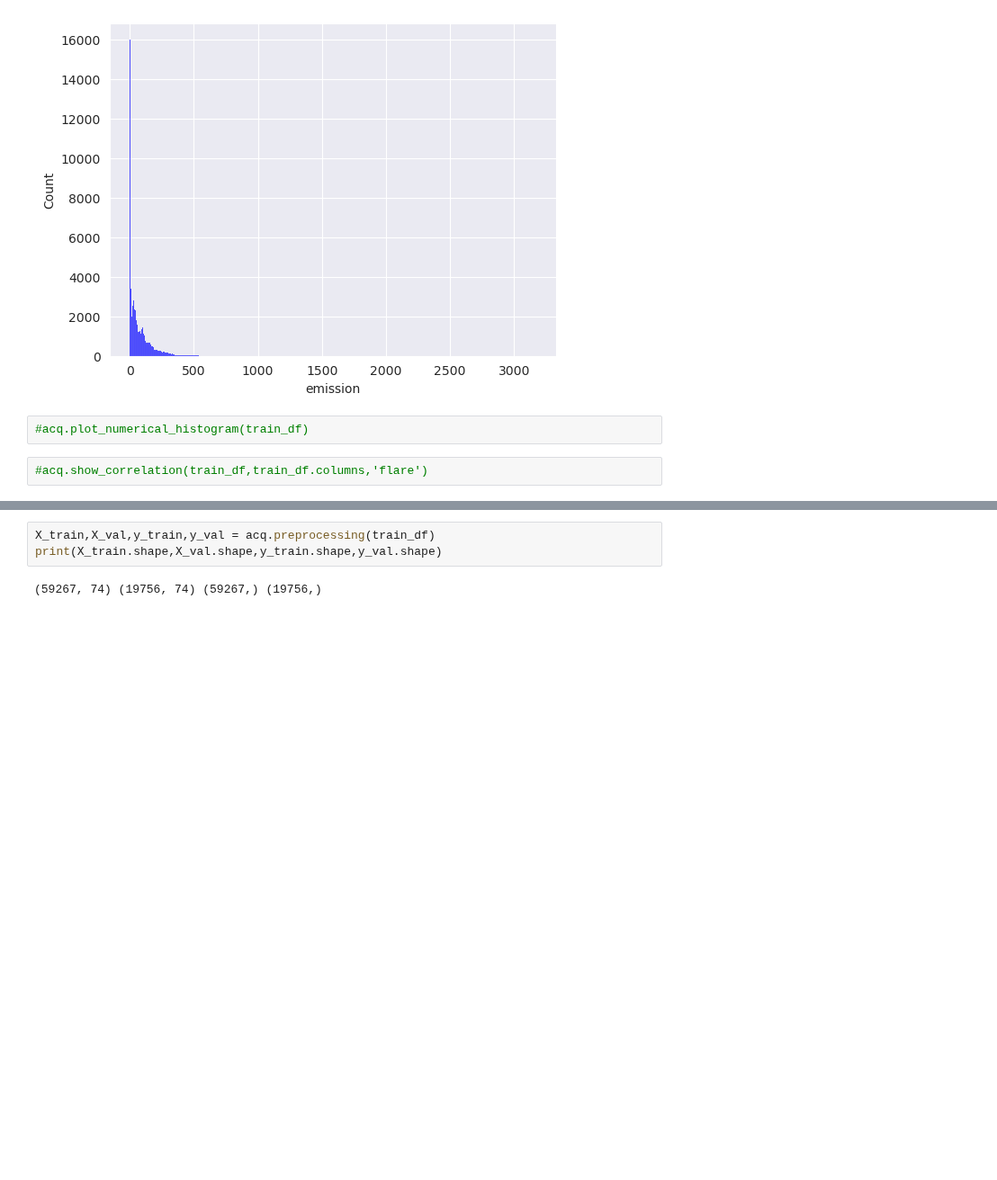
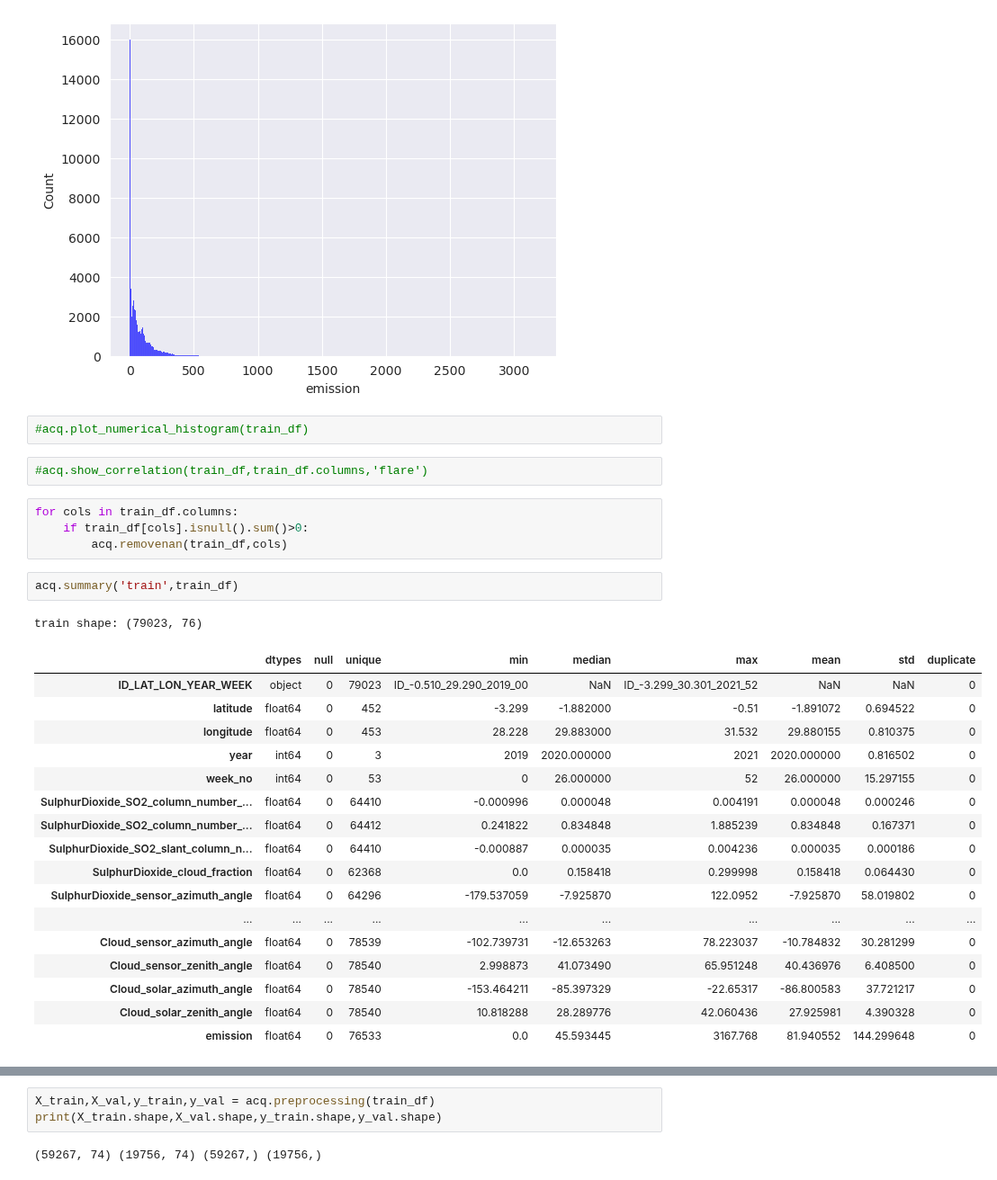
Before and after one commit to averma111/Kaggle_Competition, a Jupyter notebook: pytorch-ps3e20-optuna.ipynb, the cells around one changed output, grey strips where cells are left out. Shown at 90% size. Cells and saved outputs as stored; diff of their text form; blank space fills up the shorter version.

```diff
--- a/pytorch-ps3e20-optuna.ipynb
+++ b/pytorch-ps3e20-optuna.ipynb
@@ -193,3 +201,28 @@ sns.histplot(train_df,x='emission',color='b')
 #acq.plot_numerical_histogram(train_df)
 # %%
 #acq.show_correlation(train_df,train_df.columns,'flare')
+# %%
+for cols in train_df.columns:
+    if train_df[cols].isnull().sum()>0:
+        acq.removenan(train_df,cols)
+# %%
+acq.summary('train',train_df)
+# %% [output]
+train shape: (79023, 76)
+|  | dtypes | null | unique | min | median | max | mean | std | duplicate |
+| ID_LAT_LON_YEAR_WEEK | object | 0 | 79023 | ID_-0.510_29.290_2019_00 | NaN | ID_-3.299_30.301_2021_52 | NaN | NaN | 0 |
+| latitude | float64 | 0 | 452 | -3.299 | -1.882000 | -0.51 | -1.891072 | 0.694522 | 0 |
+| longitude | float64 | 0 | 453 | 28.228 | 29.883000 | 31.532 | 29.880155 | 0.810375 | 0 |
+| year | int64 | 0 | 3 | 2019 | 2020.000000 | 2021 | 2020.000000 | 0.816502 | 0 |
+| week_no | int64 | 0 | 53 | 0 | 26.000000 | 52 | 26.000000 | 15.297155 | 0 |
+| SulphurDioxide_SO2_column_number_... | float64 | 0 | 64410 | -0.000996 | 0.000048 | 0.004191 | 0.000048 | 0.000246 | 0 |
+| SulphurDioxide_SO2_column_number_... | float64 | 0 | 64412 | 0.241822 | 0.834848 | 1.885239 | 0.834848 | 0.167371 | 0 |
+| SulphurDioxide_SO2_slant_column_n... | float64 | 0 | 64410 | -0.000887 | 0.000035 | 0.004236 | 0.000035 | 0.000186 | 0 |
+| SulphurDioxide_cloud_fraction | float64 | 0 | 62368 | 0.0 | 0.158418 | 0.299998 | 0.158418 | 0.064430 | 0 |
+| SulphurDioxide_sensor_azimuth_angle | float64 | 0 | 64296 | -179.537059 | -7.925870 | 122.0952 | -7.925870 | 58.019802 | 0 |
+| ... | ... | ... | ... | ... | ... | ... | ... | ... | ... |
+| Cloud_sensor_azimuth_angle | float64 | 0 | 78539 | -102.739731 | -12.653263 | 78.223037 | -10.784832 | 30.281299 | 0 |
+| Cloud_sensor_zenith_angle | float64 | 0 | 78540 | 2.998873 | 41.073490 | 65.951248 | 40.436976 | 6.408500 | 0 |
+| Cloud_solar_azimuth_angle | float64 | 0 | 78540 | -153.464211 | -85.397329 | -22.65317 | -86.800583 | 37.721217 | 0 |
+| Cloud_solar_zenith_angle | float64 | 0 | 78540 | 10.818288 | 28.289776 | 42.060436 | 27.925981 | 4.390328 | 0 |
+| emission | float64 | 0 | 76533 | 0.0 | 45.593445 | 3167.768 | 81.940552 | 144.299648 | 0 |
```
Also changed, not shown: parts of 10 cells of this notebook.
